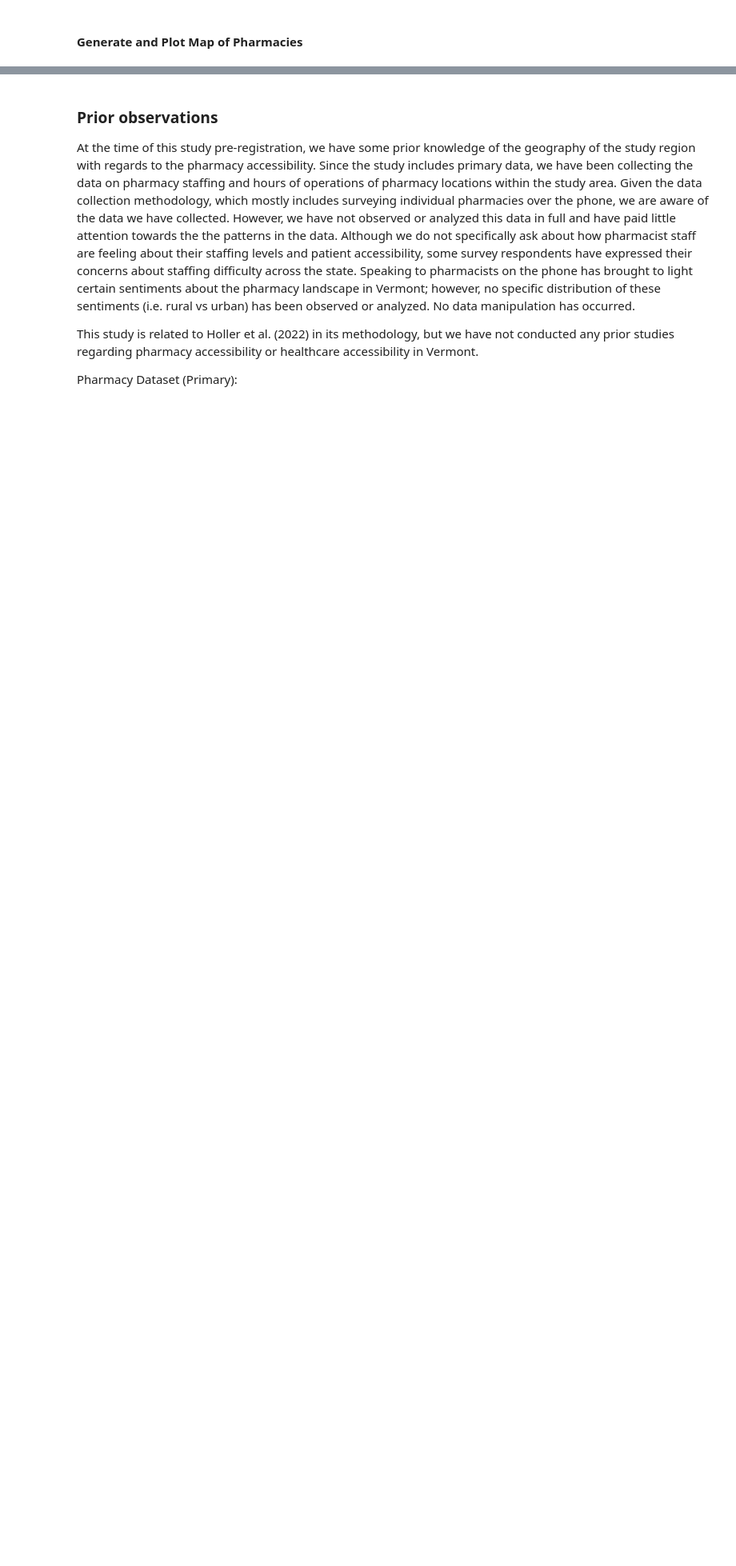
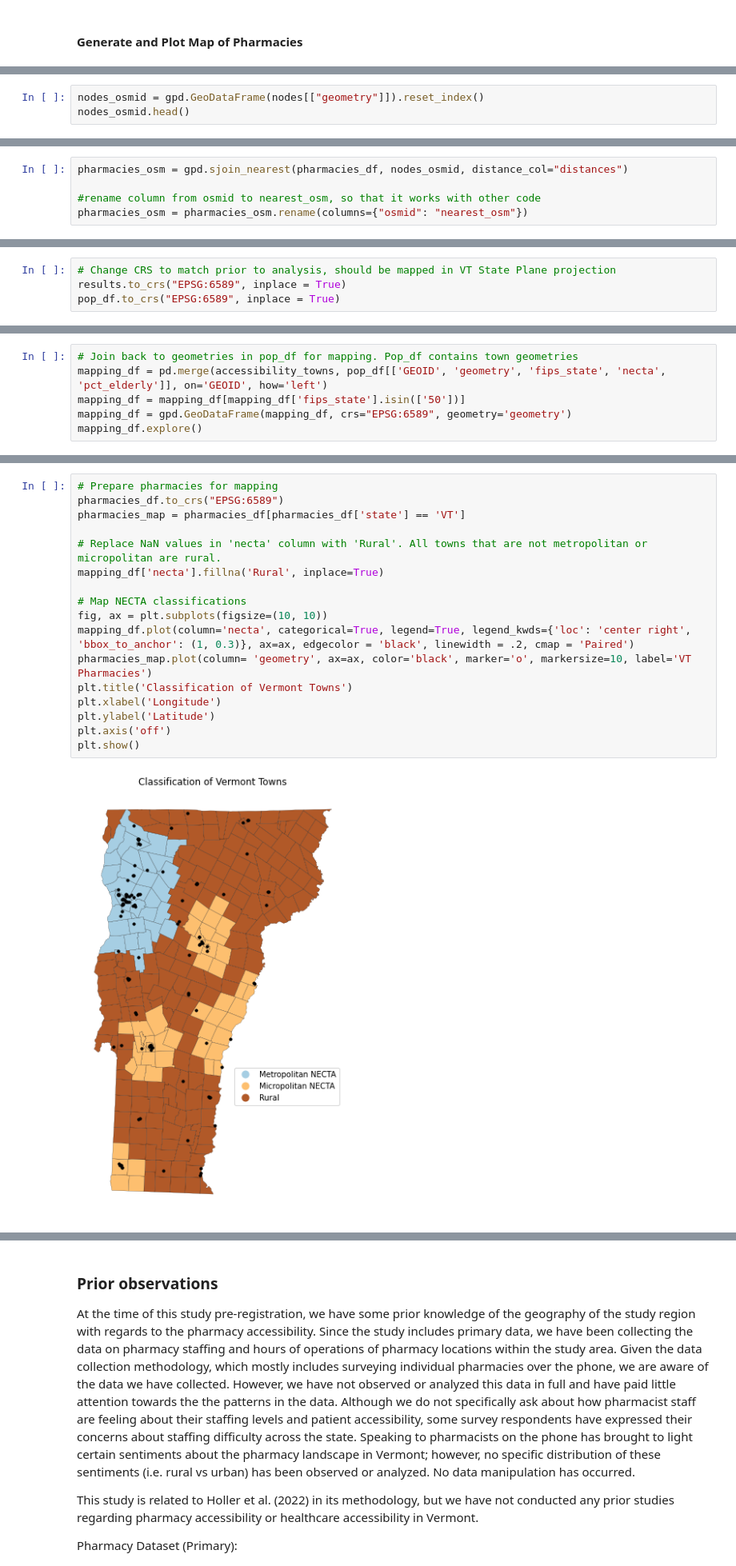
Before and after one commit to samroubin/VTPharmacy, a Jupyter notebook: procedure/code/01_Pharmacy_Accessibility.ipynb, the cells around one changed output, grey strips where cells are left out. Shown at 80% size. Cells and saved outputs as stored; diff of their text form; blank space fills up the shorter version.

```diff
--- a/procedure/code/01_Pharmacy_Accessibility.ipynb
+++ b/procedure/code/01_Pharmacy_Accessibility.ipynb
@@ -233,0 +511,3 @@ pharmacies.explore()
+# %%
+nodes_osmid = gpd.GeoDataFrame(nodes[["geometry"]]).reset_index()
+nodes_osmid.head()
@@ -233,0 +521,5 @@ pharmacies.explore()
+# %%
+pharmacies_osm = gpd.sjoin_nearest(pharmacies_df, nodes_osmid, distance_col="distances")
+
+#rename column from osmid to nearest_osm, so that it works with other code
+pharmacies_osm = pharmacies_osm.rename(columns={"osmid": "nearest_osm"})
@@ -233,0 +632,4 @@ pharmacies.explore()
+# %%
+# Change CRS to match prior to analysis, should be mapped in VT State Plane projection
+results.to_crs("EPSG:6589", inplace = True)
+pop_df.to_crs("EPSG:6589", inplace = True)
@@ -233,0 +893,6 @@ pharmacies.explore()
+# %%
+# Join back to geometries in pop_df for mapping. Pop_df contains town geometries
+mapping_df = pd.merge(accessibility_towns, pop_df[['GEOID', 'geometry', 'fips_state', 'necta', 'pct_elderly']], on='GEOID', how='left')
+mapping_df = mapping_df[mapping_df['fips_state'].isin(['50'])]
+mapping_df = gpd.GeoDataFrame(mapping_df, crs="EPSG:6589", geometry='geometry')
+mapping_df.explore()
@@ -233,0 +905,19 @@ pharmacies.explore()
+# %%
+# Prepare pharmacies for mapping
+pharmacies_df.to_crs("EPSG:6589")
+pharmacies_map = pharmacies_df[pharmacies_df['state'] == 'VT']
+
+# Replace NaN values in 'necta' column with 'Rural'. All towns that are not metropolitan or micropolitan are rural.
+mapping_df['necta'].fillna('Rural', inplace=True)
+
+# Map NECTA classifications
+fig, ax = plt.subplots(figsize=(10, 10))
+mapping_df.plot(column='necta', categorical=True, legend=True, legend_kwds={'loc': 'center right', 'bbox_to_anchor': (1, 0.3)}, ax=ax, edgecolor = 'black', linewidth = .2, cmap = 'Paired')
+pharmacies_map.plot(column= 'geometry', ax=ax, color='black', marker='o', markersize=10, label='VT Pharmacies')
+plt.title('Classification of Vermont Towns')
+plt.xlabel('Longitude')
+plt.ylabel('Latitude')
+plt.axis('off')
+plt.show()
+# %% [output]
+[figure, added]
```
Also changed, not shown: parts of 81 cells of this notebook.
